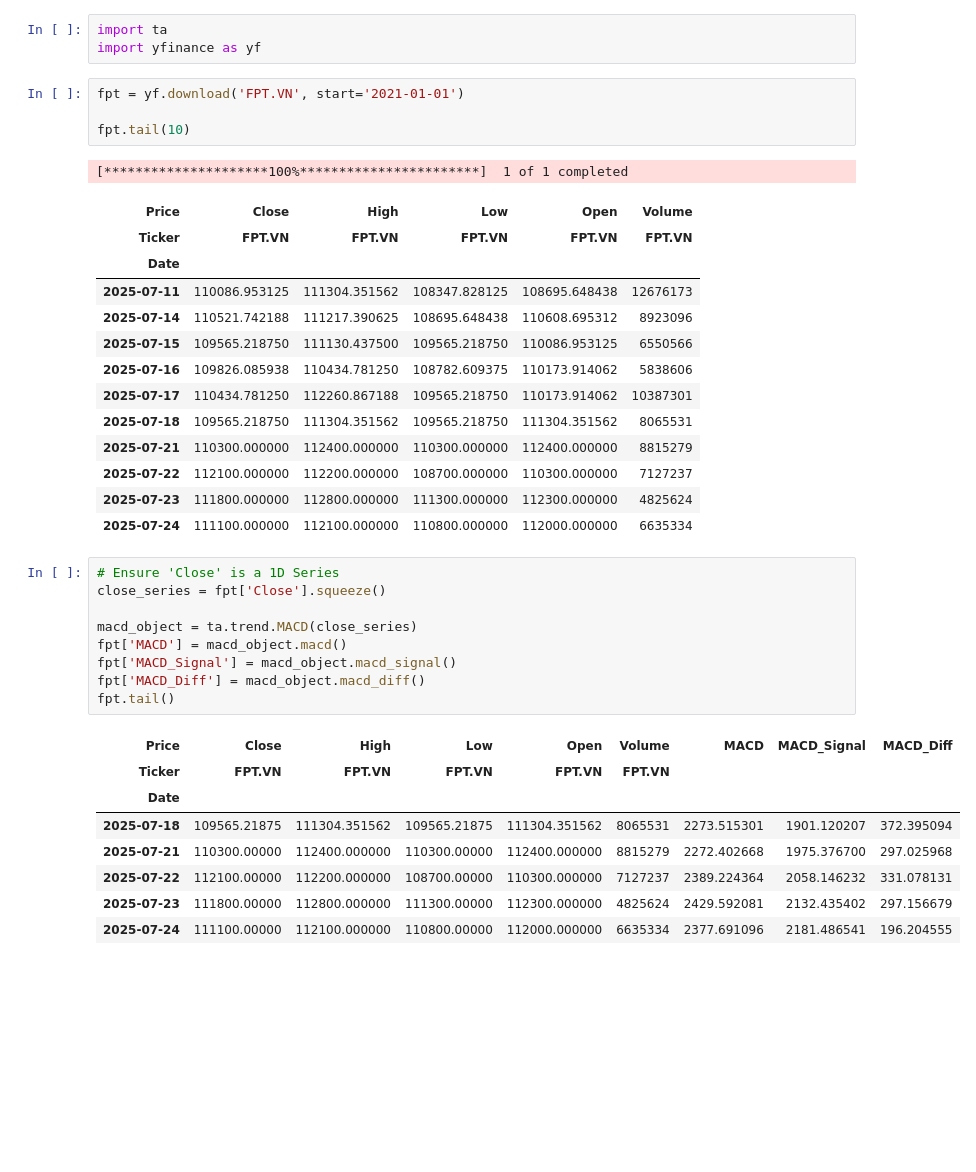
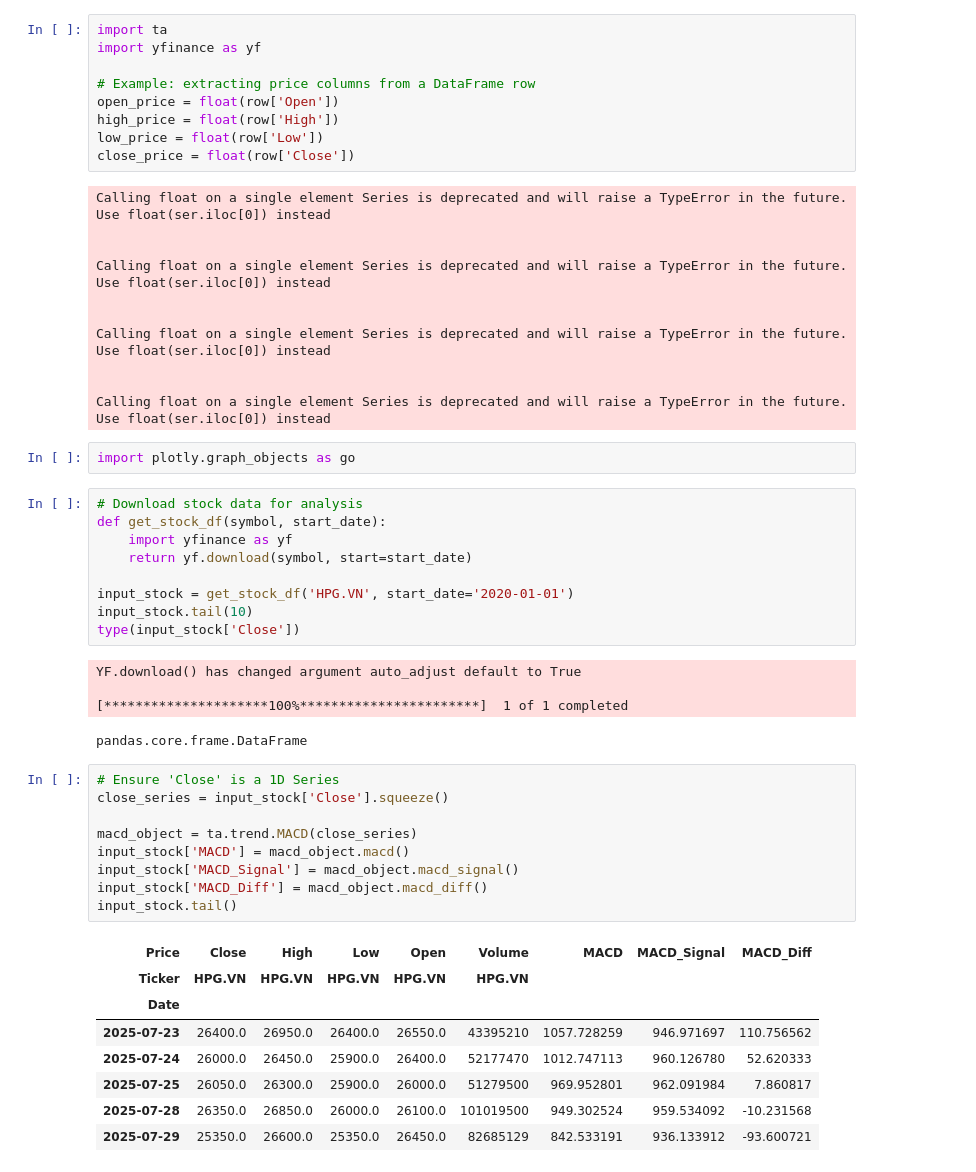
Before and after one commit to abm0606/backtest_FPT, a Jupyter notebook: Quant_project.ipynb, the cells around one changed output. Cells and saved outputs as stored; diff of their text form; blank space fills up the shorter version.

```diff
--- a/Quant_project.ipynb
+++ b/Quant_project.ipynb
@@ -7,43 +32,57 @@ import numpy as np
 # %%
 import ta
 import yfinance as yf
+
+# Example: extracting price columns from a DataFrame row
+open_price = float(row['Open'])
+high_price = float(row['High'])
+low_price = float(row['Low'])
+close_price = float(row['Close'])
+# %% [output]
+Calling float on a single element Series is deprecated and will raise a TypeError in the future. Use float(ser.iloc[0]) instead
+
+
+Calling float on a single element Series is deprecated and will raise a TypeError in the future. Use float(ser.iloc[0]) instead
+
+
+Calling float on a single element Series is deprecated and will raise a TypeError in the future. Use float(ser.iloc[0]) instead
+
+
+Calling float on a single element Series is deprecated and will raise a TypeError in the future. Use float(ser.iloc[0]) instead
+# %%
+import plotly.graph_objects as go
 # %%
-fpt = yf.download('FPT.VN', start='2021-01-01')
+# Download stock data for analysis
+def get_stock_df(symbol, start_date):
+    import yfinance as yf
+    return yf.download(symbol, start=start_date)
 
-fpt.tail(10)
+input_stock = get_stock_df('HPG.VN', start_date='2020-01-01')
+input_stock.tail(10)
+type(input_stock['Close'])
 # %% [output]
+YF.download() has changed argument auto_adjust default to True
+
 [*********************100%***********************]  1 of 1 completed
-| Price | Close | High | Low | Open | Volume |
-| Ticker | FPT.VN | FPT.VN | FPT.VN | FPT.VN | FPT.VN |
-| Date |  |  |  |  |  |
-| 2025-07-11 | 110086.953125 | 111304.351562 | 108347.828125 | 108695.648438 | 12676173 |
-| 2025-07-14 | 110521.742188 | 111217.390625 | 108695.648438 | 110608.695312 | 8923096 |
-| 2025-07-15 | 109565.218750 | 111130.437500 | 109565.218750 | 110086.953125 | 6550566 |
-| 2025-07-16 | 109826.085938 | 110434.781250 | 108782.609375 | 110173.914062 | 5838606 |
-| 2025-07-17 | 110434.781250 | 112260.867188 | 109565.218750 | 110173.914062 | 10387301 |
-| 2025-07-18 | 109565.218750 | 111304.351562 | 109565.218750 | 111304.351562 | 8065531 |
-| 2025-07-21 | 110300.000000 | 112400.000000 | 110300.000000 | 112400.000000 | 8815279 |
-| 2025-07-22 | 112100.000000 | 112200.000000 | 108700.000000 | 110300.000000 | 7127237 |
-| 2025-07-23 | 111800.000000 | 112800.000000 | 111300.000000 | 112300.000000 | 4825624 |
-| 2025-07-24 | 111100.000000 | 112100.000000 | 110800.000000 | 112000.000000 | 6635334 |
+pandas.core.frame.DataFrame
 # %%
 # Ensure 'Close' is a 1D Series
-close_series = fpt['Close'].squeeze()
+close_series = input_stock['Close'].squeeze()
 
 macd_object = ta.trend.MACD(close_series)
-fpt['MACD'] = macd_object.macd()
-fpt['MACD_Signal'] = macd_object.macd_signal()
-fpt['MACD_Diff'] = macd_object.macd_diff()
-fpt.tail()
+input_stock['MACD'] = macd_object.macd()
+input_stock['MACD_Signal'] = macd_object.macd_signal()
+input_stock['MACD_Diff'] = macd_object.macd_diff()
+input_stock.tail()
 # %% [output]
 | Price | Close | High | Low | Open | Volume | MACD | MACD_Signal | MACD_Diff |
-| Ticker | FPT.VN | FPT.VN | FPT.VN | FPT.VN | FPT.VN |  |  |  |
+| Ticker | HPG.VN | HPG.VN | HPG.VN | HPG.VN | HPG.VN |  |  |  |
 | Date |  |  |  |  |  |  |  |  |
-| 2025-07-18 | 109565.21875 | 111304.351562 | 109565.21875 | 111304.351562 | 8065531 | 2273.515301 | 1901.120207 | 372.395094 |
-| 2025-07-21 | 110300.00000 | 112400.000000 | 110300.00000 | 112400.000000 | 8815279 | 2272.402668 | 1975.376700 | 297.025968 |
-| 2025-07-22 | 112100.00000 | 112200.000000 | 108700.00000 | 110300.000000 | 7127237 | 2389.224364 | 2058.146232 | 331.078131 |
-| 2025-07-23 | 111800.00000 | 112800.000000 | 111300.00000 | 112300.000000 | 4825624 | 2429.592081 | 2132.435402 | 297.156679 |
-| 2025-07-24 | 111100.00000 | 112100.000000 | 110800.00000 | 112000.000000 | 6635334 | 2377.691096 | 2181.486541 | 196.204555 |
+| 2025-07-23 | 26400.0 | 26950.0 | 26400.0 | 26550.0 | 43395210 | 1057.728259 | 946.971697 | 110.756562 |
+| 2025-07-24 | 26000.0 | 26450.0 | 25900.0 | 26400.0 | 52177470 | 1012.747113 | 960.126780 | 52.620333 |
+| 2025-07-25 | 26050.0 | 26300.0 | 25900.0 | 26000.0 | 51279500 | 969.952801 | 962.091984 | 7.860817 |
+| 2025-07-28 | 26350.0 | 26850.0 | 26000.0 | 26100.0 | 101019500 | 949.302524 | 959.534092 | -10.231568 |
+| 2025-07-29 | 25350.0 | 26600.0 | 25350.0 | 26450.0 | 82685129 | 842.533191 | 936.133912 | -93.600721 |
 # %%
 import matplotlib.pyplot as plt
 
```
Also changed, not shown: parts of 29 cells of this notebook, 5 other files.
